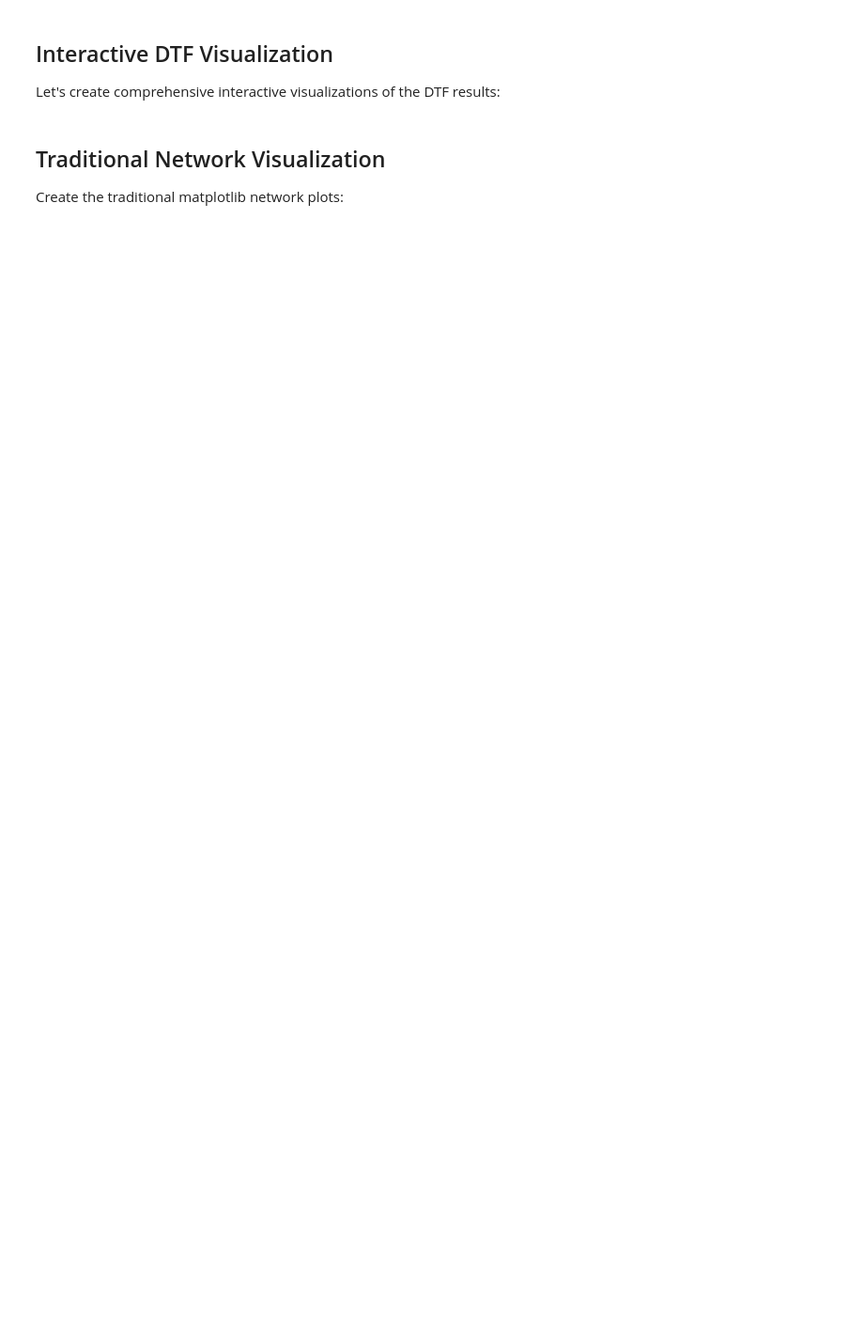
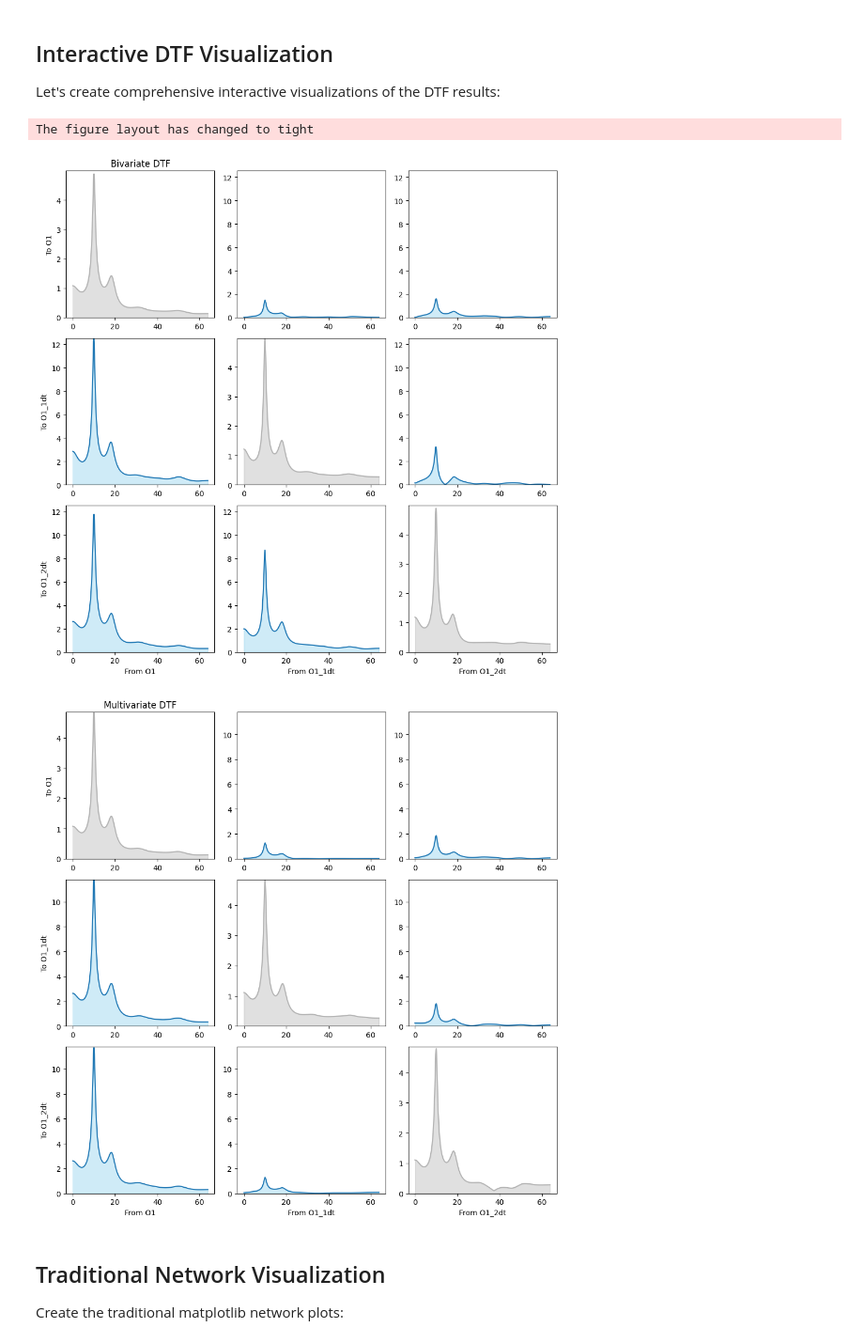
Before and after one commit to jzygierewicz/SYNCCIN_2025_summer_school, a Jupyter notebook: 3_channels_MVAR.ipynb, the cells around one changed output. Shown: that part at 94% size. Saved outputs shown, nothing was run; the diff lists cells and outputs as text; code cells hidden in the pictures; blank space fills up the shorter version.

```diff
--- a/3_channels_MVAR.ipynb
+++ b/3_channels_MVAR.ipynb
@@ -552,3 +515,13 @@ fig_dtf_mult.show()
+# %%
+chan_list = [i for i in data['channels'].keys()]
+mvar_plot(S_bivariate, DTF_bivariate,   f, 'From ', 'To ',chan_list, 'Bivariate DTF' ,'sqrt')
+plt.show()
+mvar_plot(S_multivariate, DTF_multivariate,   f, 'From ', 'To ',chan_list, 'Multivariate DTF' ,'sqrt')
+plt.show()
+# %% [output]
+The figure layout has changed to tight
+[figure, added]
+[figure, added]
 # %% [markdown]
 ## Traditional Network Visualization
 
```
Also changed, not shown: parts of 18 cells of this notebook.
